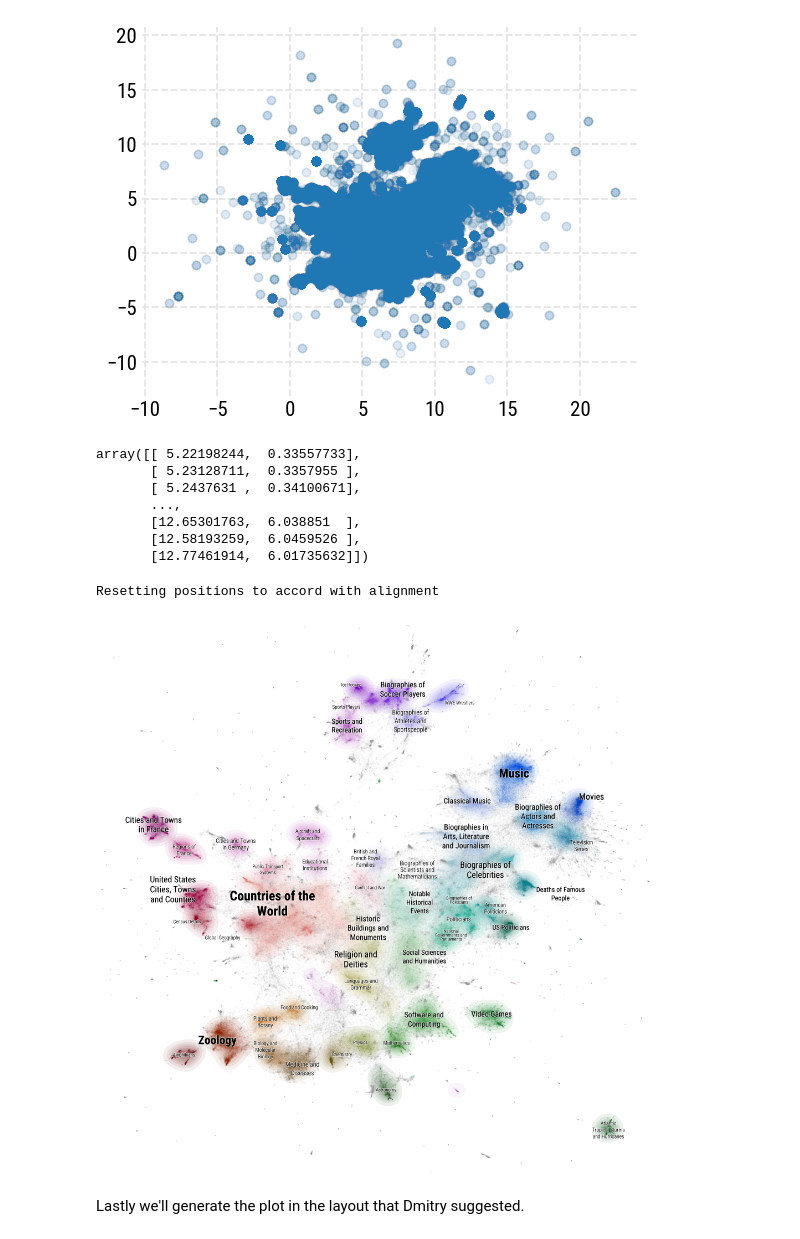
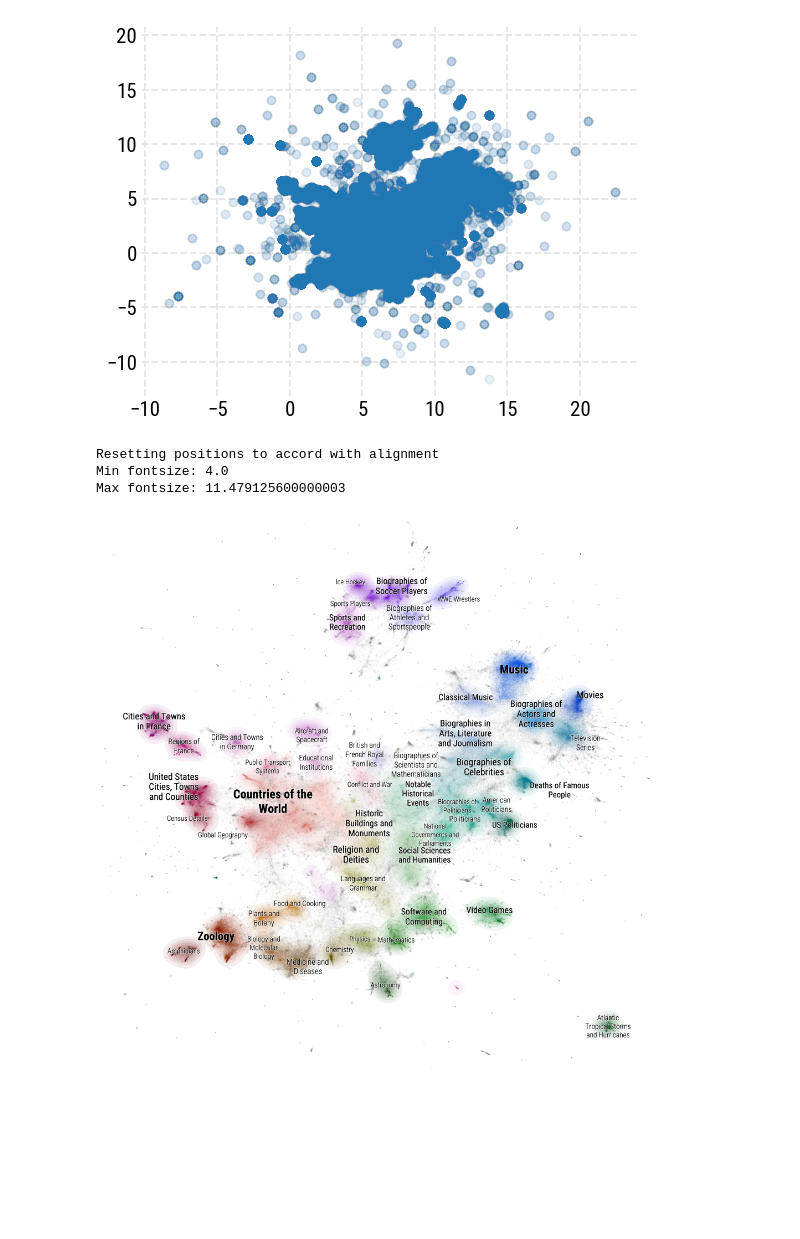
Before and after one commit to dkobak/low-dim-embeddings-review, a Jupyter notebook: code/Plotting Wikipedia dim reduction.ipynb, the cells around one changed output. Drawn from its saved outputs; the diff is of its cells as text; code cells hidden in the pictures; blank space fills up the shorter version.

```diff
--- a/code/Plotting Wikipedia dim reduction.ipynb
+++ b/code/Plotting Wikipedia dim reduction.ipynb
@@ -79,50 +95,52 @@ plt.scatter(rotated_wikipedia_data_map[:,0], rotated_wikipedia_data_map[:,1], cm
 # %% [output]
 <matplotlib.collections.PathCollection at 0x...>
 [figure]
-# %%
-rotated_wikipedia_data_map
-# %% [output]
-array([[ 5.22198244,  0.33557733],
-       [ 5.23128711,  0.3357955 ],
-       [ 5.2437631 ,  0.34100671],
-       ...,
-       [12.65301763,  6.038851  ],
-       [12.58193259,  6.0459526 ],
-       [12.77461914,  6.01735632]])
 # %%
 fig, ax = datamapplot.create_plot(
     rotated_wikipedia_data_map.astype(np.float32),
     wikipedia_labels,
     use_medoids=True,
     font_family="Roboto Condensed",
     point_size=1.3,
     label_linespacing=1.25,
 
     color_label_text=False,
     force_matplotlib=True,
 
     label_over_points=True,
     dynamic_label_size=True,
     # min_fontsize=8, # These somehow dont work for me?
     # max_font_size=100,
     label_font_stroke_width=1.5
 )
 
-# Increase all label text sizes by 50%
+# Print min and max of current font sizes
+font_sizes = [txt.get_fontsize() for txt in ax.texts]
+print("Min fontsize:", min(font_sizes))
+print("Max fontsize:", max(font_sizes))
+
+# Rescale font sizes to a new range, e.g., 5-10
+min_new, max_new = 9, 16
+min_old, max_old = min(font_sizes), max(font_sizes)
 for txt in ax.texts:
-    txt.set_fontsize(txt.get_fontsize() * 1.5)
-
+    old_size = txt.get_fontsize()
+    # Avoid division by zero if all font sizes are the same
+    if max_old > min_old:
+        new_size = min_new + (old_size - min_old) * (max_new - min_new) / (max_old - min_old)
+    else:
+        new_size = (min_new + max_new) / 2
+    txt.set_fontsize(new_size)
 # set axis limits to the data bounds
 # Not sure whether we want this, we are cutting off a hand full of noise points by zooming in.
 ax.set_xlim(-2,16)
 ax.set_ylim(-7,14)
 fig.set_frameon(False)
 fig.savefig("../figures/umap_pca-init_wikipedia_map.png", dpi=600, facecolor="white")
 # %% [output]
 Resetting positions to accord with alignment
+Min fontsize: 4.0
+Max fontsize: 11.479125600000003
-[figure, old version]
+[figure, new version]
-# %% [markdown]
-Lastly we'll generate the plot in the layout that Dmitry suggested.
 # %%
 
 
```
Also changed, not shown: parts of 6 cells of this notebook, 18 other files.
